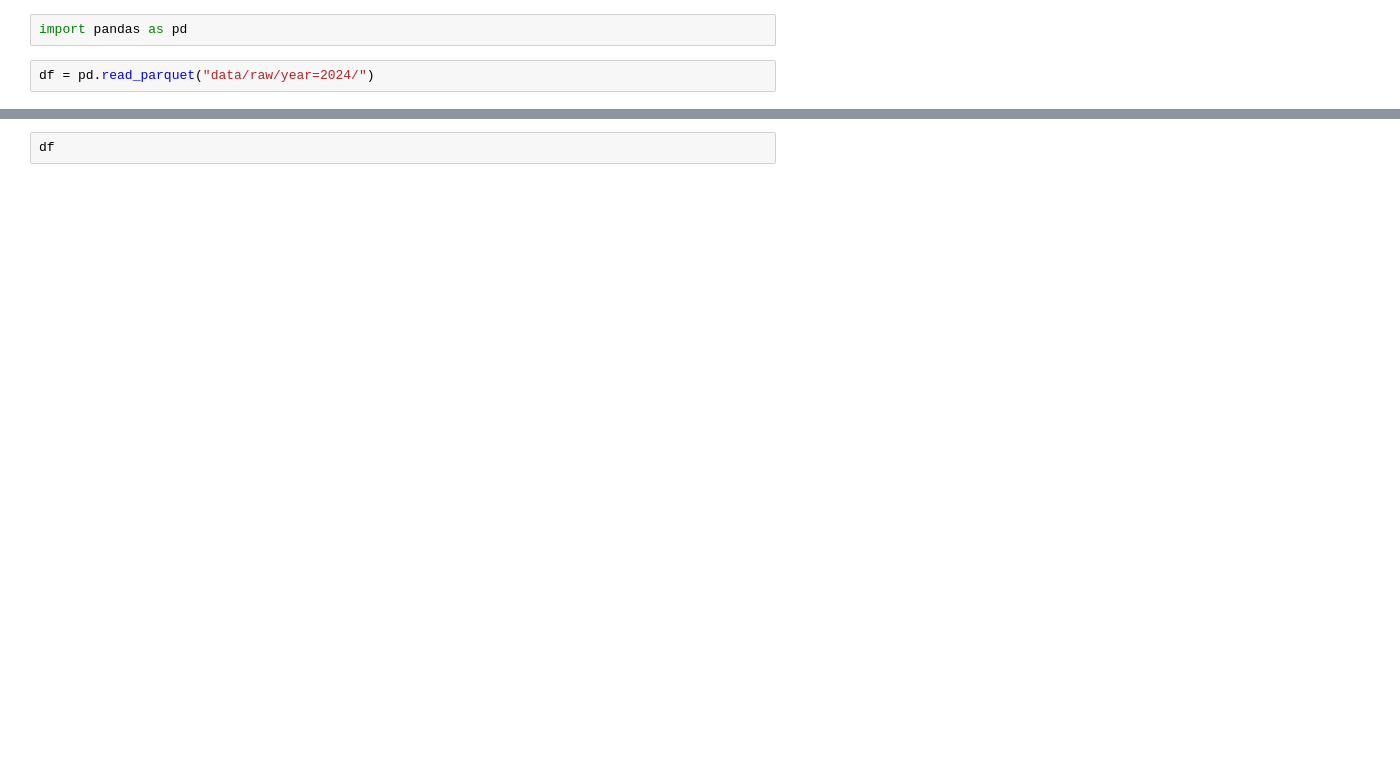
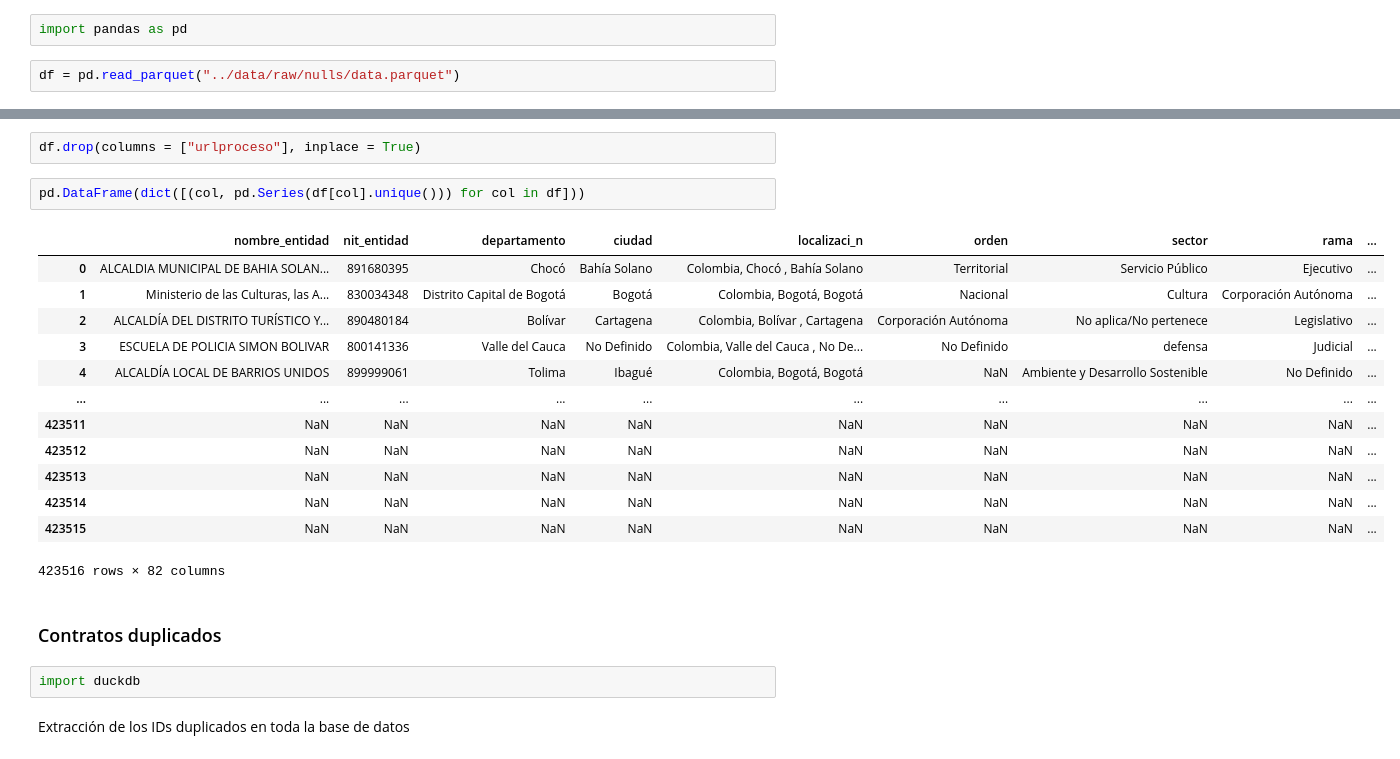
Before and after one commit to DVadeus/Data-Analysis-SECOP, a Jupyter notebook: notebooks/notebook.ipynb, the cells around one changed output, grey strips where cells are left out. Saved outputs shown, nothing was run; the diff lists cells and outputs as text; blank space fills up the shorter version.

```diff
--- a/notebooks/notebook.ipynb
+++ b/notebooks/notebook.ipynb
@@ -1,4 +1,4 @@
 # %%
 import pandas as pd
 # %%
-df = pd.read_parquet("data/raw/year=2024/")
+df = pd.read_parquet("../data/raw/nulls/data.parquet")
@@ -15,2 +35,24 @@ df.head()
+# %%
+df.drop(columns = ["urlproceso"], inplace = True)
+# %%
+pd.DataFrame(dict([(col, pd.Series(df[col].unique())) for col in df]))
+# %% [output]
+|  | nombre_entidad | nit_entidad | departamento | ciudad | localizaci_n | orden | sector | rama | ... |
+| 0 | ALCALDIA MUNICIPAL DE BAHIA SOLAN... | 891680395 | Chocó | Bahía Solano | Colombia, Chocó , Bahía Solano | Territorial | Servicio Público | Ejecutivo | ... |
+| 1 | Ministerio de las Culturas, las A... | 830034348 | Distrito Capital de Bogotá | Bogotá | Colombia, Bogotá, Bogotá | Nacional | Cultura | Corporación Autónoma | ... |
+| 2 | ALCALDÍA DEL DISTRITO TURÍSTICO Y... | 890480184 | Bolívar | Cartagena | Colombia, Bolívar , Cartagena | Corporación Autónoma | No aplica/No pertenece | Legislativo | ... |
+| 3 | ESCUELA DE POLICIA SIMON BOLIVAR | 800141336 | Valle del Cauca | No Definido | Colombia, Valle del Cauca , No De... | No Definido | defensa | Judicial | ... |
+| 4 | ALCALDÍA LOCAL DE BARRIOS UNIDOS | 899999061 | Tolima | Ibagué | Colombia, Bogotá, Bogotá | NaN | Ambiente y Desarrollo Sostenible | No Definido | ... |
+| ... | ... | ... | ... | ... | ... | ... | ... | ... | ... |
+| 423511 | NaN | NaN | NaN | NaN | NaN | NaN | NaN | NaN | ... |
+| 423512 | NaN | NaN | NaN | NaN | NaN | NaN | NaN | NaN | ... |
+| 423513 | NaN | NaN | NaN | NaN | NaN | NaN | NaN | NaN | ... |
+| 423514 | NaN | NaN | NaN | NaN | NaN | NaN | NaN | NaN | ... |
+| 423515 | NaN | NaN | NaN | NaN | NaN | NaN | NaN | NaN | ... |
+423516 rows × 82 columns
+# %% [markdown]
+### Contratos duplicados
 # %%
-df
+import duckdb
+# %% [markdown]
+Extracción de los IDs duplicados en toda la base de datos
```
Also changed, not shown: parts of 9 cells of this notebook, 17 other files.
